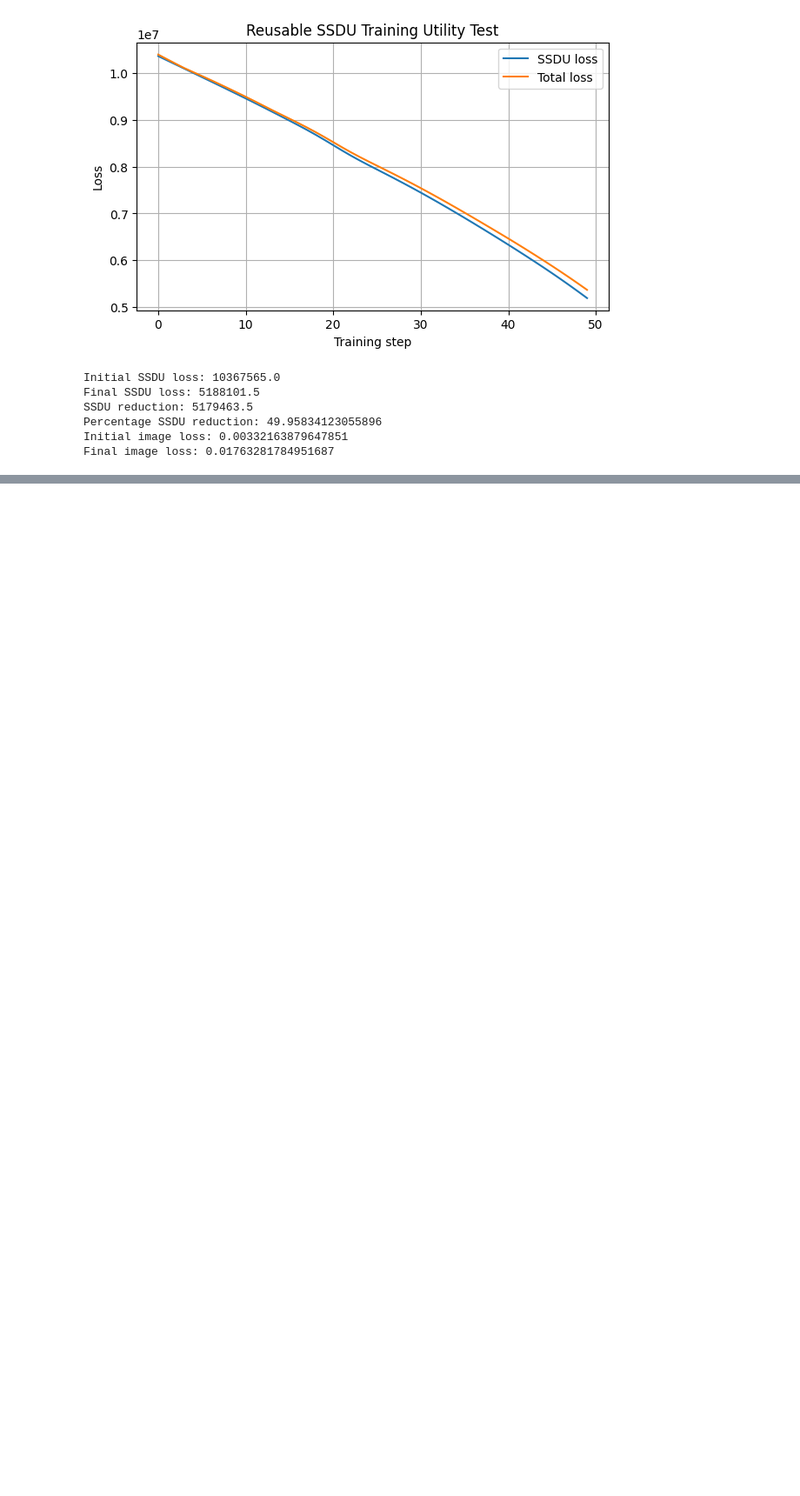
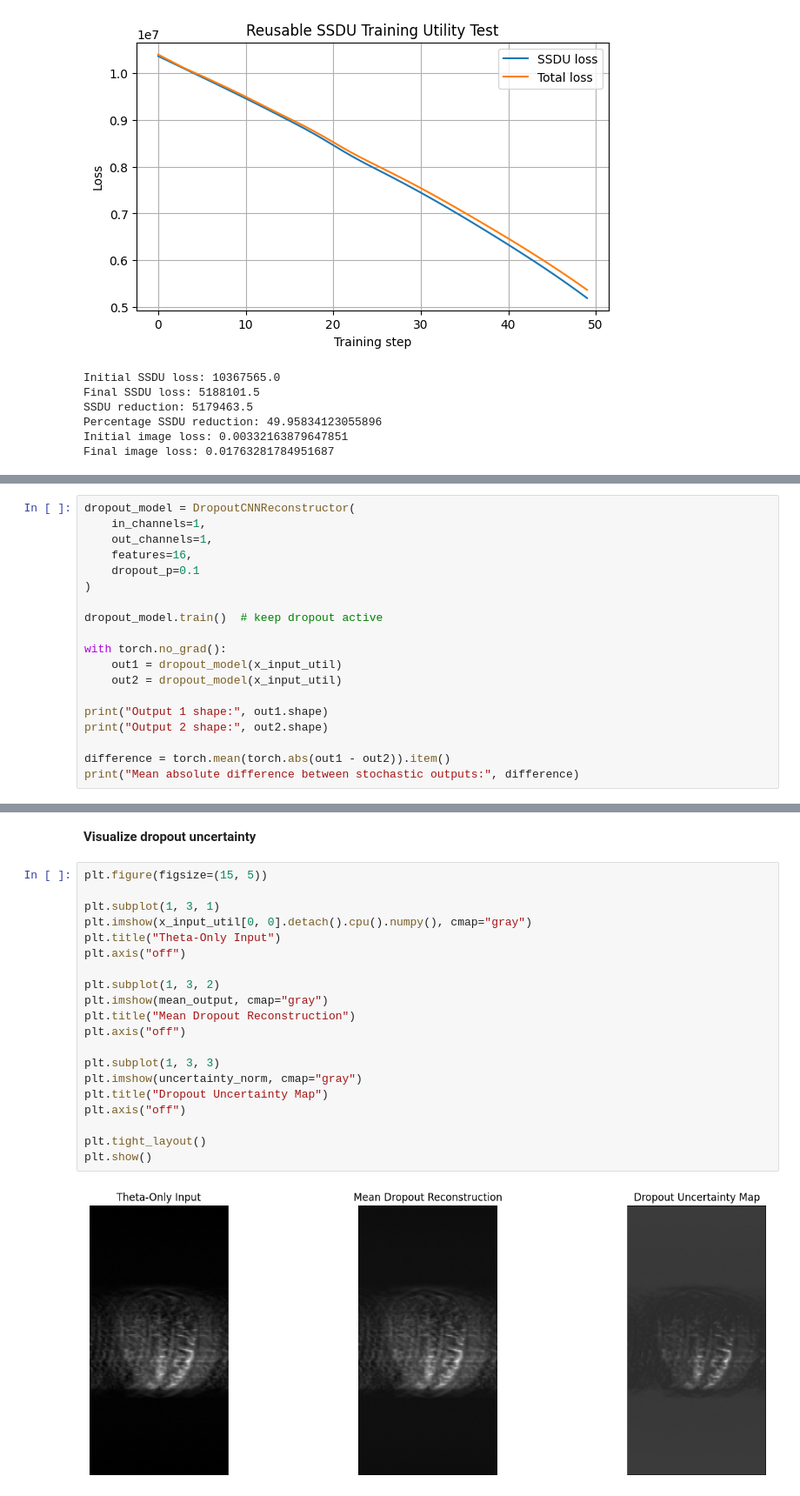
Before and after one commit to SILAS-RANSFORD-OSEI/reliability-aware-ssdu-mri, a Jupyter notebook: notebooks/02_ssdu_reconstruction_baseline.ipynb, the cells around one changed output, grey strips where cells are left out. Shown at 87% size. Drawn from its saved outputs; the diff is of its cells as text; blank space fills up the shorter version.

Commit message:
Update notebook with trained dropout uncertainty alignment

```diff
--- a/notebooks/02_ssdu_reconstruction_baseline.ipynb
+++ b/notebooks/02_ssdu_reconstruction_baseline.ipynb
@@ -634,0 +679,19 @@ Final image loss: 0.01763281784951687
+# %%
+dropout_model = DropoutCNNReconstructor(
+    in_channels=1,
+    out_channels=1,
+    features=16,
+    dropout_p=0.1
+)
+
+dropout_model.train()  # keep dropout active
+
+with torch.no_grad():
+    out1 = dropout_model(x_input_util)
+    out2 = dropout_model(x_input_util)
+
+print("Output 1 shape:", out1.shape)
+print("Output 2 shape:", out2.shape)
+
+difference = torch.mean(torch.abs(out1 - out2)).item()
+print("Mean absolute difference between stochastic outputs:", difference)
@@ -634,0 +736,24 @@ Final image loss: 0.01763281784951687
+# %% [markdown]
+**Visualize dropout uncertainty**
+# %%
+plt.figure(figsize=(15, 5))
+
+plt.subplot(1, 3, 1)
+plt.imshow(x_input_util[0, 0].detach().cpu().numpy(), cmap="gray")
+plt.title("Theta-Only Input")
+plt.axis("off")
+
+plt.subplot(1, 3, 2)
+plt.imshow(mean_output, cmap="gray")
+plt.title("Mean Dropout Reconstruction")
+plt.axis("off")
+
+plt.subplot(1, 3, 3)
+plt.imshow(uncertainty_norm, cmap="gray")
+plt.title("Dropout Uncertainty Map")
+plt.axis("off")
+
+plt.tight_layout()
+plt.show()
+# %% [output]
+[figure, added]
```
Also changed, not shown: parts of 20 cells of this notebook.
